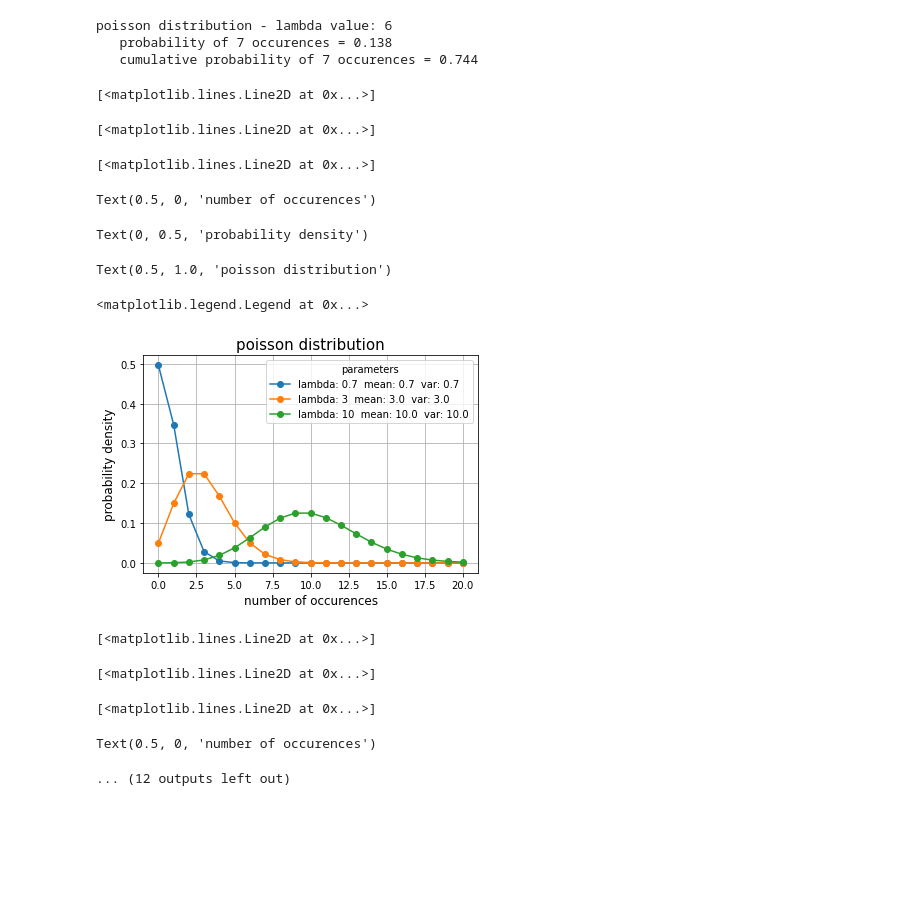
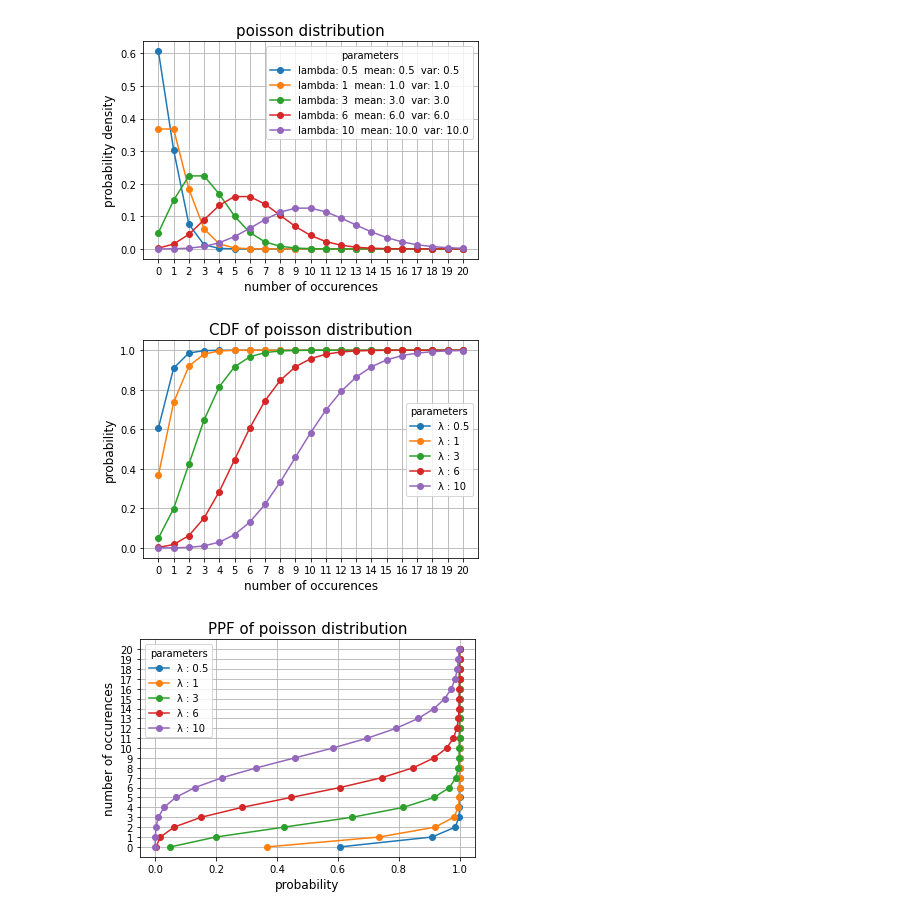
Before and after one commit to deddiebo/distributions, a Jupyter notebook: poisson/poisson.ipynb, the cells around one changed output. Cells and saved outputs as stored; diff of their text form; code cells hidden in the pictures; blank space fills up the shorter version.

```diff
--- a/poisson/poisson.ipynb
+++ b/poisson/poisson.ipynb
@@ -47,75 +6,59 @@ plt.show();
-# %%
-# look up value
-print('poisson distribution - lambda value:', lambda_val )
-value = 7
-print('   probability of {0:} occurences = {1:.3f}'.format(value, p_value[value]))
-print('   cumulative probability of {0:} occurences = {1:.3f}'.format(value, cum_prob[value]))
-# %% [output]
-poisson distribution - lambda value: 6
-   probability of 7 occurences = 0.138
-   cumulative probability of 7 occurences = 0.744
 # %%
-# using scipy CMF, CDF, PPF
-# define distribution parameters - plot 3 or more values
-lambda_val1 = 0.7
-lambda_val2 = 3
-lambda_val3 = 10
-lambda_val = [lambda_val1, lambda_val2, lambda_val3]
+# using scipy PMF, CDF, PPF
+# define lambda parameters
+lambda_values = [0.5, 1, 3, 6, 10]
 
-for n in range(len(lambda_val)):
+values = [value for value in range(0, 21)]
+for lambda_val in lambda_values:
     # create distribution
-    dist = poisson(lambda_val[n])
+    dist = poisson(lambda_val)
     # statistics
-    mean, var = poisson.stats(lambda_val[n], moments='mv')
-
-# plot PMF
-    values = [value for value in range(0, 21)]
+    mean, var = poisson.stats(lambda_val, moments='mv')
     probabilities = [dist.pmf(value) for value in values]
+    # plot PMF
     plt.plot(values, probabilities, marker='o', label='lambda: {0:}  mean: {1:}  var: {1:}'\
-         .format(lambda_val[n], mean, var))
+         .format(lambda_val, mean, var))
 plt.xlabel('number of occurences', fontsize=12)
 plt.ylabel('probability density', fontsize=12)
 plt.title('poisson distribution', fontsize=15)
 plt.legend(title ='parameters', loc ='upper right')
+# make x ticks all integers
+int_list = range(math.floor(min(values)), math.ceil(max(values))+1)
+plt.xticks(int_list)
 plt.grid()
+plt.savefig('poisson_pmf.svg')
 plt.show();
 
 # plot CDF
-for n in range(len(lambda_val)):
-    cum_prob = [poisson.cdf(k, lambda_val[n]) for k in k_values]
-    plt.plot(values, cum_prob, marker='.', label=chr(955)+' : '+str(lambda_val[n]))
+for lambda_val in lambda_values:
+    cum_prob = [poisson.cdf(value, lambda_val) for value in values]
+    plt.plot(values, cum_prob, marker='o', label=chr(955)+' : '+str(lambda_val))
 plt.xlabel('number of occurences', fontsize=12)
 plt.ylabel('probability', fontsize=12)
 plt.title("CDF of poisson distribution", fontsize=15)
 plt.legend(title = 'parameters', loc = 'center right')
+plt.xticks(int_list)
 plt.grid()
+plt.savefig('poisson_cdf.svg')
 plt.show();
 
 # plot PPF
-for n in range(len(lambda_val)):
-    cum_prob = [poisson.cdf(k, lambda_val[n]) for k in k_values]
-    plt.plot(cum_prob, values, marker='.', label=chr(955)+' : '+str(lambda_val[n]))
+for lambda_val in lambda_values:
+    cum_prob = [poisson.cdf(value, lambda_val) for value in values]
+    plt.plot(cum_prob, values, marker='o', label=chr(955)+' : '+str(lambda_val))
 #plt.plot(cum_prob2, values, marker='.', label=chr(955)+' : '+str(lambda_val2))
 #plt.plot(cum_prob3, values, marker='.', label=chr(955)+' : '+str(lambda_val3))
 plt.ylabel('number of occurences', fontsize=12)
 plt.xlabel('probability', fontsize=12)
 plt.title("PPF of poisson distribution", fontsize=15)
 plt.legend(title = 'parameters', loc = 'upper left')
+plt.yticks(int_list)
 plt.grid()
+plt.savefig('poisson_ppf.svg')
 plt.show();
 # %% [output]
-[<matplotlib.lines.Line2D at 0x...>]
-[<matplotlib.lines.Line2D at 0x...>]
-[<matplotlib.lines.Line2D at 0x...>]
-Text(0.5, 0, 'number of occurences')
-Text(0, 0.5, 'probability density')
-Text(0.5, 1.0, 'poisson distribution')
-<matplotlib.legend.Legend at 0x...>
-[figure, old version]
+[figure, new version]
-[<matplotlib.lines.Line2D at 0x...>]
-[<matplotlib.lines.Line2D at 0x...>]
-[<matplotlib.lines.Line2D at 0x...>]
-Text(0.5, 0, 'number of occurences')
-... (12 outputs left out)
+[figure, added]
+[figure, added]
 # %%
 # generate poisson distribution from scipy
```
Also changed, not shown: parts of 3 cells of this notebook, 8 other files.
